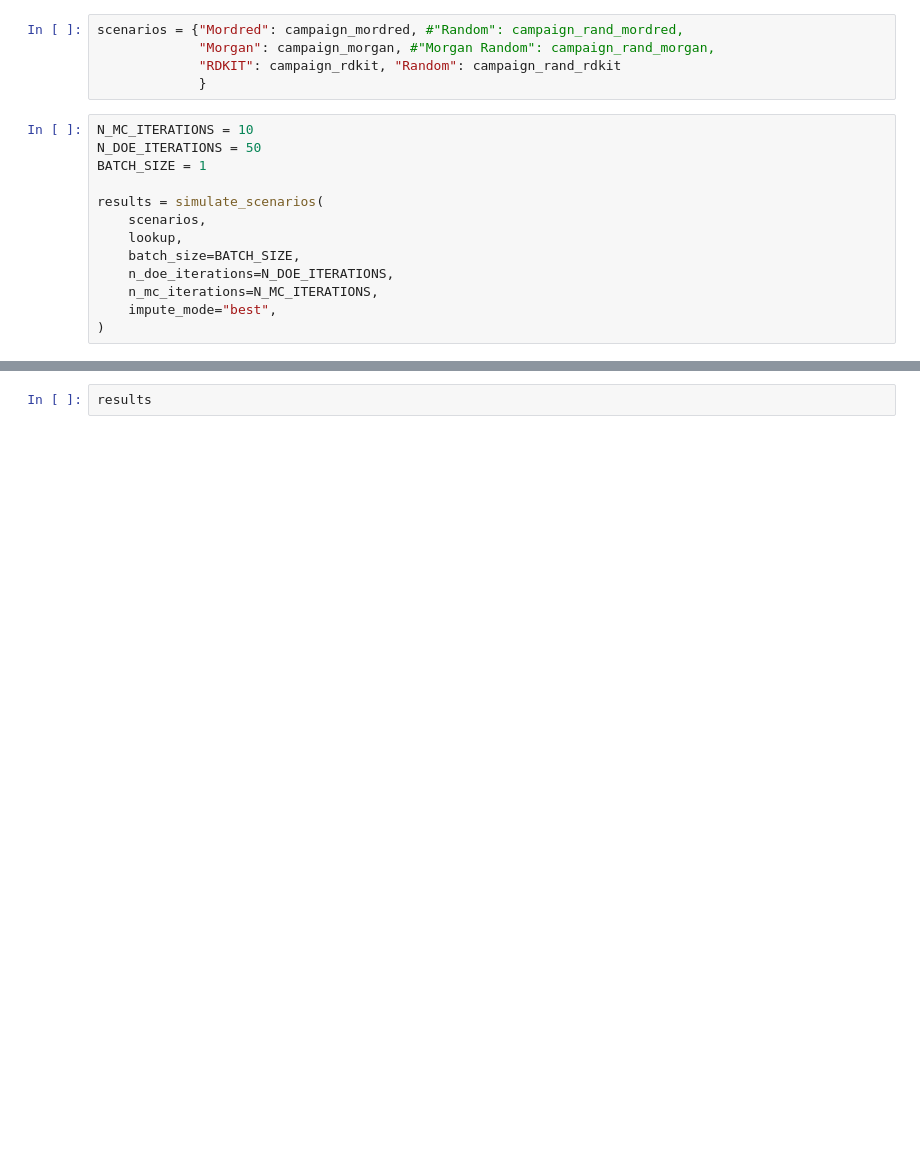
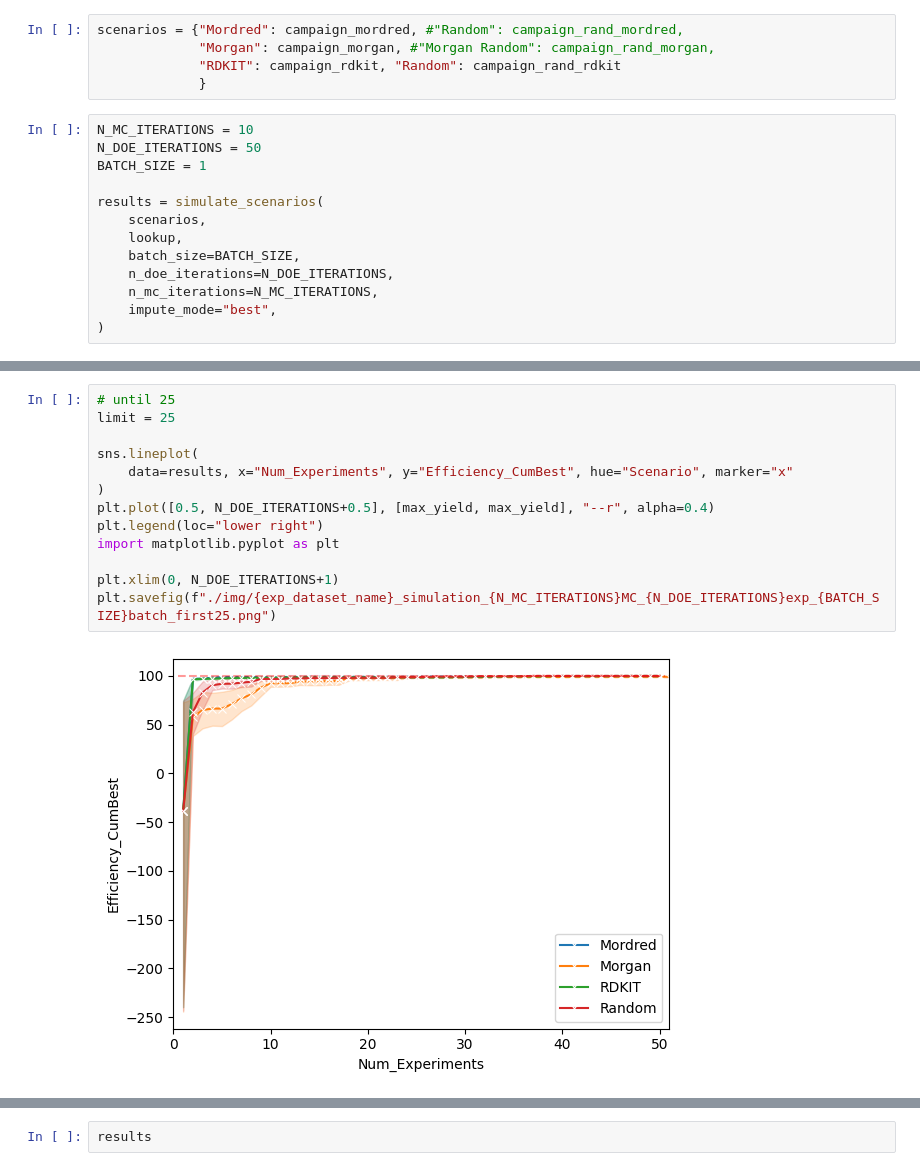
Before and after one commit to AC-BO-Hackathon/project-surface-science-syndicate, a Jupyter notebook: can_baybe-inhibitor.ipynb, the cells around one changed output, grey strips where cells are left out. Drawn from its saved outputs; the diff is of its cells as text; blank space fills up the shorter version.

```diff
--- a/can_baybe-inhibitor.ipynb
+++ b/can_baybe-inhibitor.ipynb
@@ -246,0 +278,15 @@ plt.savefig("./AA1000_simulation_10MC_50exp_1batch.png")
+# %%
+# until 25
+limit = 25
+
+sns.lineplot(
+    data=results, x="Num_Experiments", y="Efficiency_CumBest", hue="Scenario", marker="x"
+)
+plt.plot([0.5, N_DOE_ITERATIONS+0.5], [max_yield, max_yield], "--r", alpha=0.4)
+plt.legend(loc="lower right")
+import matplotlib.pyplot as plt
+
+plt.xlim(0, N_DOE_ITERATIONS+1)
+plt.savefig(f"./img/{exp_dataset_name}_simulation_{N_MC_ITERATIONS}MC_{N_DOE_ITERATIONS}exp_{BATCH_SIZE}batch_first25.png")
+# %% [output]
+[figure, added]
```
Also changed, not shown: parts of 24 cells of this notebook, 5 other files.
